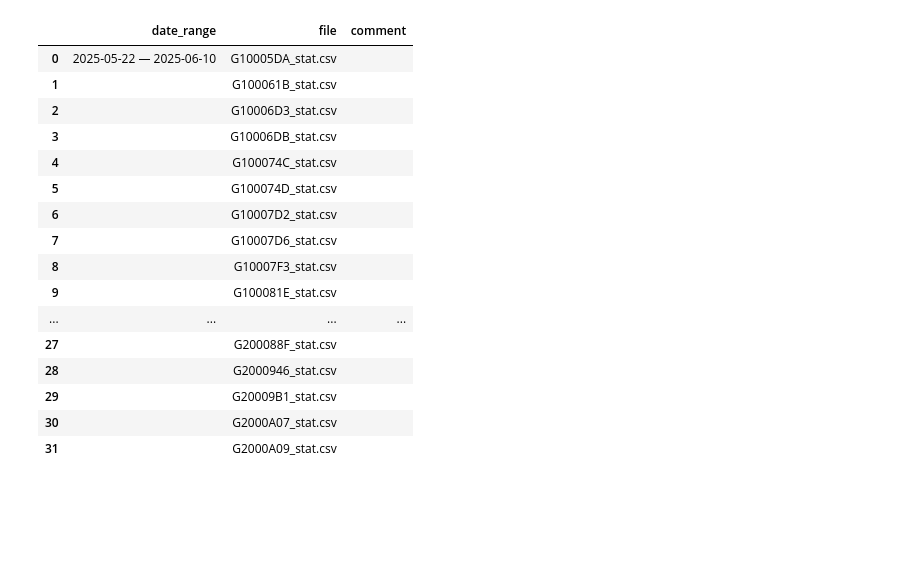
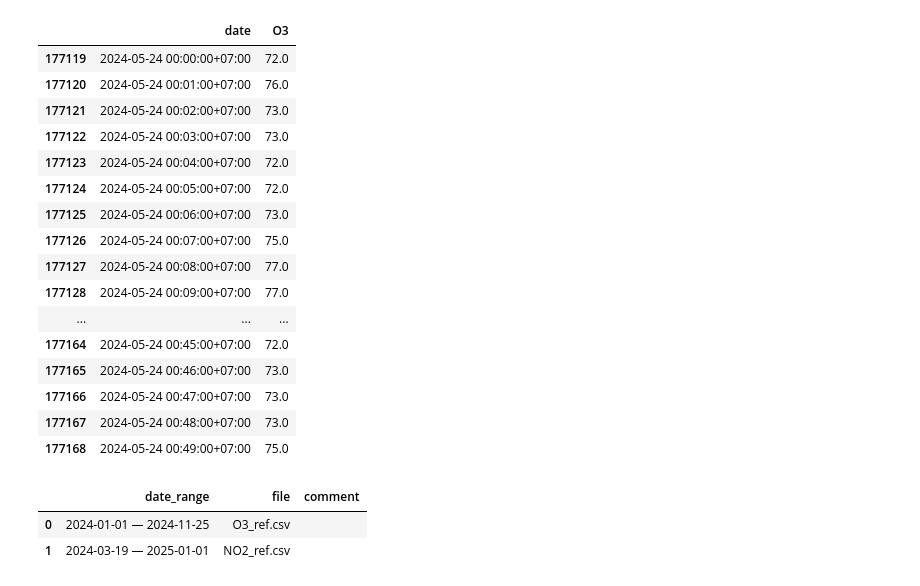
Before and after one commit to Afelgui/CityAir, a Jupyter notebook: cityair_data.ipynb, the cells around one changed output. Cells and saved outputs as stored; diff of their text form; code cells hidden in the pictures; blank space fills up the shorter version.

```diff
--- a/cityair_data.ipynb
+++ b/cityair_data.ipynb
@@ -256,6 +256,7 @@ def read_data(path, filename, delete_nans=False, add_stat=False, add_bl=False, v
 
 
 path  = "data_example/lab_data"
+path  = "data_example/field_reference"
 # path  = "data_example/field_data"
 file_list = sorted([os.path.basename(f) for f in glob(os.path.join(path, "*.csv"))])
 file_iter = iter(file_list)
@@ -272,10 +273,15 @@ try:
     df, types = read_data(path, filename=filename, delete_nans=False, verbose=False, add_stat = False, std_thr=0.5, window=5)
     start_date = df['date'].min()
     end_date = df['date'].max()
-    # start_date = '2024-12-19 13:25:00'
-    # end_date =  '2024-12-20 17:25:00'
+    # start_date = '2024-04-10 13:25:00'
+    # end_date =  '2024-05-28 17:25:00'
 
+    # df['date'] = pd.to_datetime(df['date'])
     df['date'] = pd.to_datetime(df['date'])
+    freq = 'T'  # или 'H'
+    full_range = pd.date_range(df['date'].min(), df['date'].max(), freq=freq)
+    df = df.set_index('date').reindex(full_range).rename_axis('date').reset_index()
+
     tz = df['date'].dt.tz
     sd = pd.to_datetime(start_date)
     ed = pd.to_datetime(end_date)
@@ -299,7 +305,7 @@ try:
     cols_4 = []
 
     gases = ['NO2', 'CO', 'O3', 'SO2', 'H2S']
-    gases = [ 'CO', 'O3', 'SO2', 'H2S']
+    # gases = [ 'CO', 'O3', 'SO2', 'H2S']
 
     # gases = ['NO2', 'O3', 'SO2', 'H2S']
     # gases = ['NO2',  'SO2', 'H2S']
@@ -324,6 +330,8 @@ try:
         cols_4.append('stat')
 
     cols_3 = ['NO2op1','NO2op2','MH']
+
+
     plot_data(
         df,
         filename=filename,
@@ -359,13 +370,32 @@ except StopIteration:
 # %%
-# mask = (df['date'] >= sd) & (df['date'] <= ed)
-# display(df.loc[mask].head(50))
+mask = (df['date'] >= sd) & (df['date'] <= ed)
+display(df.loc[mask].head(50))
+# %% [output]
+|  | date | O3 |
+| 177119 | 2024-05-24 00:00:00+07:00 | 72.0 |
+| 177120 | 2024-05-24 00:01:00+07:00 | 76.0 |
+| 177121 | 2024-05-24 00:02:00+07:00 | 73.0 |
+| 177122 | 2024-05-24 00:03:00+07:00 | 73.0 |
+| 177123 | 2024-05-24 00:04:00+07:00 | 72.0 |
+| 177124 | 2024-05-24 00:05:00+07:00 | 72.0 |
+| 177125 | 2024-05-24 00:06:00+07:00 | 73.0 |
+| 177126 | 2024-05-24 00:07:00+07:00 | 75.0 |
+| 177127 | 2024-05-24 00:08:00+07:00 | 77.0 |
+| 177128 | 2024-05-24 00:09:00+07:00 | 77.0 |
+| ... | ... | ... |
+| 177164 | 2024-05-24 00:45:00+07:00 | 72.0 |
+| 177165 | 2024-05-24 00:46:00+07:00 | 73.0 |
+| 177166 | 2024-05-24 00:47:00+07:00 | 73.0 |
+| 177167 | 2024-05-24 00:48:00+07:00 | 73.0 |
+| 177168 | 2024-05-24 00:49:00+07:00 | 75.0 |
 # %%
 import os
 import pandas as pd
 from glob import glob
 
 # folder = "data_example/field_data"
-folder = "data_example/lab_data"
+# folder = "data_example/lab_data"
+folder = "data_example/field_reference"
 
 file_list = sorted([os.path.basename(f) for f in glob(os.path.join(folder, "*.csv"))])
 
@@ -391,47 +421,34 @@ for filename in file_list:
     max_date = df['date'].max().date()
     comment = comments_dict.get(filename, "")
 
     summary.append({
         "start_date": min_date,
         "end_date": max_date,
         "file": filename,
         "comment": comment
     })
 
 summary_df = pd.DataFrame(summary)
 
 grouped = summary_df.groupby(['start_date', 'end_date'])
 
 result_rows = []
 for (start, end), group in grouped:
     for idx, row in group.iterrows():
         result_rows.append({
             "date_range": f"{start} — {end}" if idx == group.index[0] else "",
             "file": row['file'],
             "comment": row['comment']
         })
 
 result_df = pd.DataFrame(result_rows)
 
 display(result_df)
 
 # result_df.to_excel("field_data_files_info.xlsx", index=False)
-result_df.to_excel("lab_data_files_info.xlsx", index=False)
+# result_df.to_excel("lab_data_files_info.xlsx", index=False)
+result_df.to_excel("field_reference_files_info.xlsx", index=False)
 # %% [output]
 |  | date_range | file | comment |
-| 0 | 2025-05-22 — 2025-06-10 | G10005DA_stat.csv |  |
-| 1 |  | G100061B_stat.csv |  |
-| 2 |  | G10006D3_stat.csv |  |
-| 3 |  | G10006DB_stat.csv |  |
-| 4 |  | G100074C_stat.csv |  |
-| 5 |  | G100074D_stat.csv |  |
-| 6 |  | G10007D2_stat.csv |  |
-| 7 |  | G10007D6_stat.csv |  |
-| 8 |  | G10007F3_stat.csv |  |
-| 9 |  | G100081E_stat.csv |  |
-| ... | ... | ... | ... |
-| 27 |  | G200088F_stat.csv |  |
-| 28 |  | G2000946_stat.csv |  |
-| 29 |  | G20009B1_stat.csv |  |
-| 30 |  | G2000A07_stat.csv |  |
-| 31 |  | G2000A09_stat.csv |  |
+| 0 | 2024-01-01 — 2024-11-25 | O3_ref.csv |  |
+| 1 | 2024-03-19 — 2025-01-01 | NO2_ref.csv |  |
```
Also changed, not shown: parts of 2 cells of this notebook, 15 other files.
